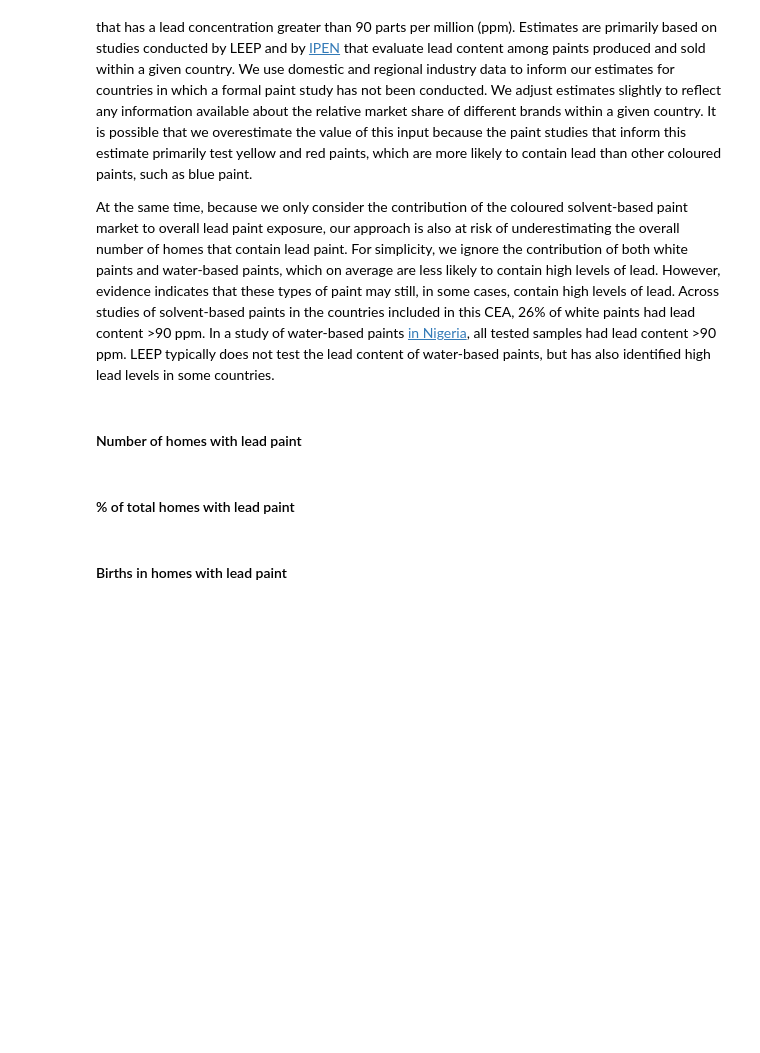
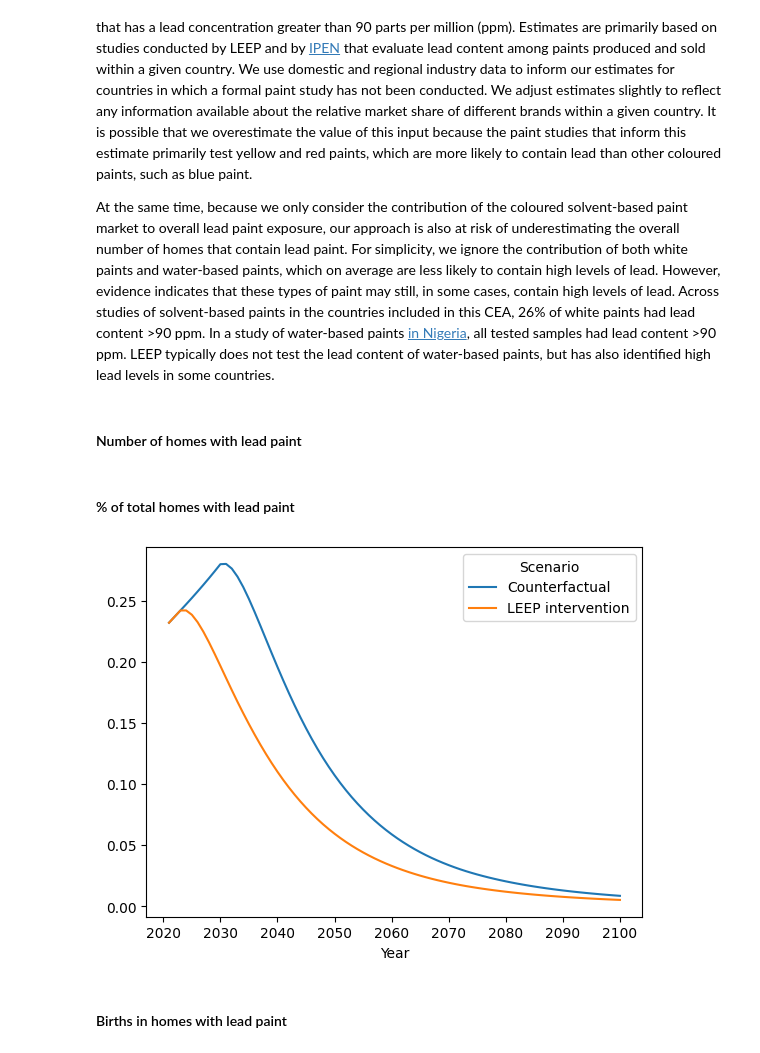
Before and after one commit to ordinaryevidence/leep-cea-2024, a Jupyter notebook: main.ipynb, the cells around one changed output. Drawn from its saved outputs; the diff is of its cells as text; code cells hidden in the pictures; blank space fills up the shorter version.

Commit message:
Adding basic plots and printouts, fixing normal dist and inf issues

```diff
--- a/main.ipynb
+++ b/main.ipynb
@@ -19,7 +19,7 @@ This document describes the inputs into our multi-country CEA, and the data and
 import numpy as np
 import pandas as pd
 import squigglepy as sq
-# from squigglepy.numbers import K
+from squigglepy.numbers import K
 
 pd.set_option('display.float_format', lambda x: f'{x:,.3f}')
 idx = pd.IndexSlice
@@ -31,8 +31,7 @@ COUNTRIES = ["Malawi", "Madagascar", "Sierra Leone", "Liberia", "Angola", "Pakis
 SCENARIOS = ["Counterfactual", "LEEP intervention"]
 YEARS = range(2021, 2101)
 
-# N = 100*K
-N = 10
+N = 1*K
 SAMPLES = range(N)
 
 SAMPLE_YEAR_INDEX = pd.MultiIndex.from_product(
@@ -63,7 +62,7 @@ births = pd.read_csv('births.csv', index_col=0)
 We estimate that, once enforcement/compliance begins, the market share captured by lead-based paint will decline at a rate of 20% annually. This is a conservative estimate relative to our compliance goal: in the majority of our target countries, we aim to achieve 50% compliance a year after regulation is implemented and enforcement begins. [Follow up study](https://leadelimination.org/malawi-follow-up-study/) data from Malawi suggests that our compliance goals are achievable, as do preliminary reports of manufacturers representing >50% of market share switching to lead-free alternatives in Pakistan, Ghana, and Zimbabwe.
 # %%
 decline_in_lead_market_share_once_enforcement_compliance_begins = pd.Series(
-    sq.norm(-0.3, -0.1) @ N)
+    sq.norm(-0.3, -0.1, rclip=0) @ N)
 # %% [markdown]
 ### % of new painted homes that use some colored solvent based lead paint
 
@@ -175,8 +174,8 @@ We assume that the paint market growth rate decreases by 0.03% per year (i.e. 5.
 
 This figure is a simplification in that we use one estimate of paint market growth rate for all countries within our model, rather than calculating unique growth rates for each country.
 # %%
-# TODO(drw): Modeling population(/housing) and paint growth independently seems like a mistake
-GROWTH_IN_THE_PAINT_MARKET_INIT = pd.Series(sq.norm(0.025, 0.08) @ N)
+# TODO(drw): Modeling population(/housing) and paint growth independently?
+GROWTH_IN_THE_PAINT_MARKET_INIT = pd.Series(sq.norm(0.025, 0.08, lclip=0) @ N)
 GROWTH_IN_THE_PAINT_MARKET_RATE = -0.0003
 
 growth_in_the_paint_market = pd.DataFrame(
@@ -317,6 +316,12 @@ for scenario in SCENARIOS:
 #### % of total homes with lead paint
 # %%
 pct_of_total_homes_with_lead_paint = number_of_homes_with_lead_paint/number_of_homes
+# %%
+# TODO(drw): Is the Causal version of this plot population-weighted?
+_ = number_of_homes_with_lead_paint.sum(axis=1).groupby(["Scenario", "Year"]) \
+    .mean().div(number_of_homes.sum(axis=1), level=1).unstack("Scenario").plot()
+# %% [output]
+[figure, added]
 # %% [markdown]
 #### Births in homes with lead paint
 # %%
```
Also changed, not shown: parts of 16 cells of this notebook.
